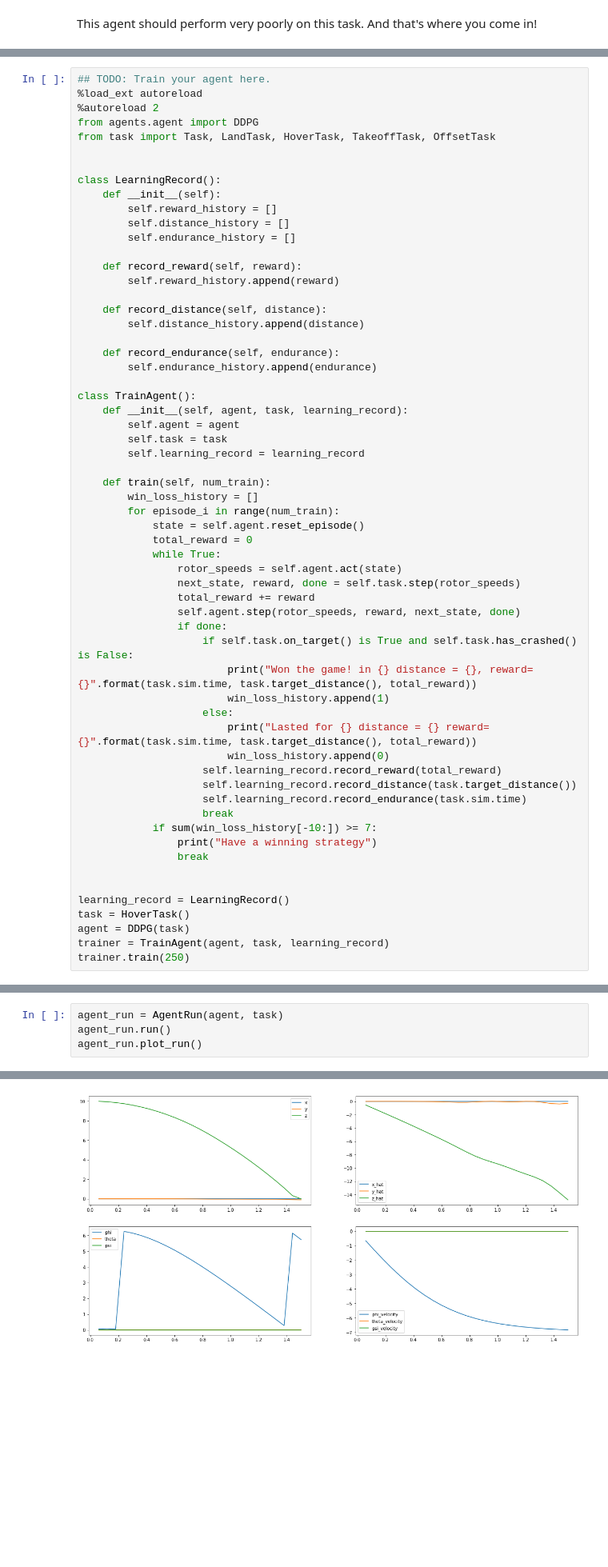
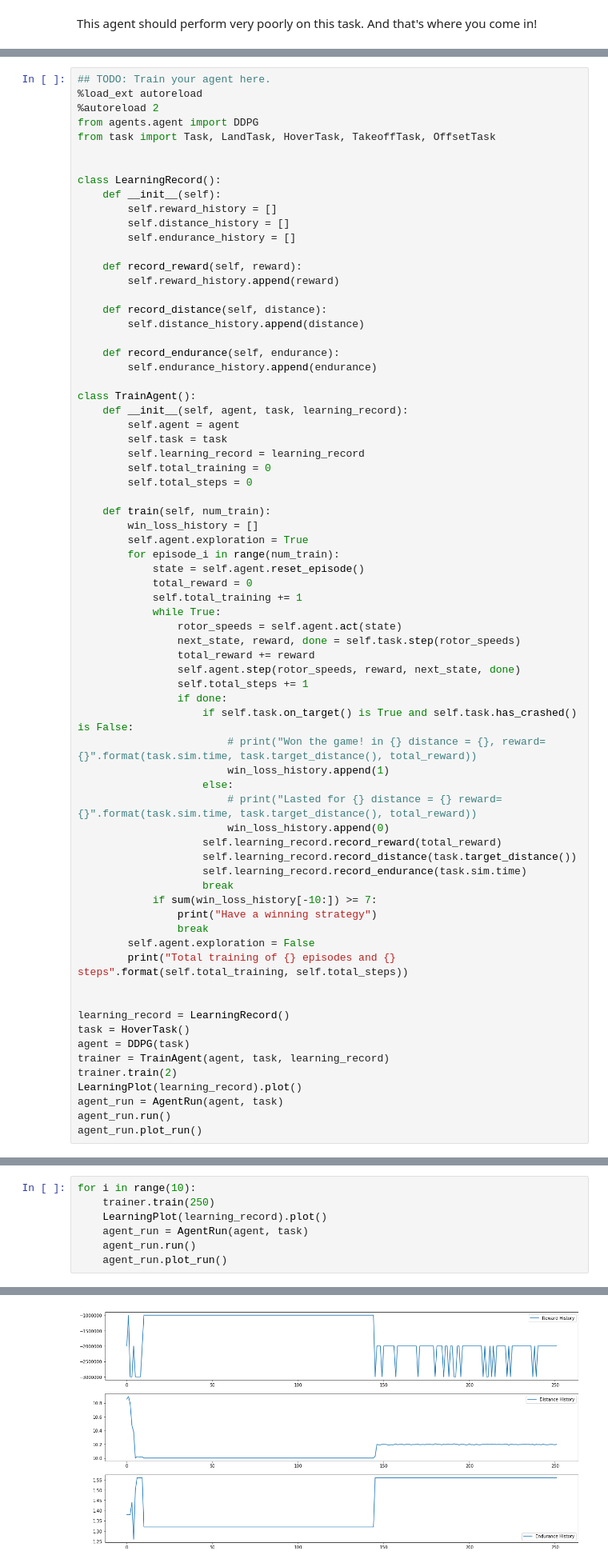
Before and after one commit to mstevenscmu/RL-Quadcopter-2, a Jupyter notebook: Quadcopter_Project.ipynb, the cells around one changed output, grey strips where cells are left out. Shown at 80% size. Drawn from its saved outputs; the diff is of its cells as text; blank space fills up the shorter version.

```diff
--- a/Quadcopter_Project.ipynb
+++ b/Quadcopter_Project.ipynb
@@ -268,23 +345,28 @@ class TrainAgent():
         self.agent = agent
         self.task = task
         self.learning_record = learning_record
+        self.total_training = 0
+        self.total_steps = 0
 
     def train(self, num_train):
         win_loss_history = []
+        self.agent.exploration = True
         for episode_i in range(num_train):
             state = self.agent.reset_episode()
             total_reward = 0
+            self.total_training += 1
             while True:
                 rotor_speeds = self.agent.act(state)
                 next_state, reward, done = self.task.step(rotor_speeds)
                 total_reward += reward
                 self.agent.step(rotor_speeds, reward, next_state, done)
+                self.total_steps += 1
                 if done:
                     if self.task.on_target() is True and self.task.has_crashed() is False:
-                        print("Won the game! in {} distance = {}, reward={}".format(task.sim.time, task.target_distance(), total_reward))
+                        # print("Won the game! in {} distance = {}, reward={}".format(task.sim.time, task.target_distance(), total_reward))
                         win_loss_history.append(1)
                     else:
-                        print("Lasted for {} distance = {} reward={}".format(task.sim.time, task.target_distance(), total_reward))
+                        # print("Lasted for {} distance = {} reward={}".format(task.sim.time, task.target_distance(), total_reward))
                         win_loss_history.append(0)
                     self.learning_record.record_reward(total_reward)
                     self.learning_record.record_distance(task.target_distance())
@@ -293,13 +375,19 @@ class TrainAgent():
             if sum(win_loss_history[-10:]) >= 7:
                 print("Have a winning strategy")
                 break
+        self.agent.exploration = False
+        print("Total training of {} episodes and {} steps".format(self.total_training, self.total_steps))
 
 
 learning_record = LearningRecord()
 task = HoverTask()
 agent = DDPG(task)
 trainer = TrainAgent(agent, task, learning_record)
-trainer.train(250)
+trainer.train(2)
+LearningPlot(learning_record).plot()
+agent_run = AgentRun(agent, task)
+agent_run.run()
+agent_run.plot_run()
 # %% [output]
 The autoreload extension is already loaded. To reload it, use:
   %reload_ext autoreload
@@ -393,5 +401,8 @@ class AgentRun():
 # %%
-agent_run = AgentRun(agent, task)
-agent_run.run()
-agent_run.plot_run()
+for i in range(10):
+    trainer.train(250)
+    LearningPlot(learning_record).plot()
+    agent_run = AgentRun(agent, task)
+    agent_run.run()
+    agent_run.plot_run()
 # %% [output]
@@ -398 +410 @@ agent_run.plot_run()
-[figure, old version]
+[figure, new version]
```
Also changed, not shown: parts of 16 cells of this notebook, 2 other files.
